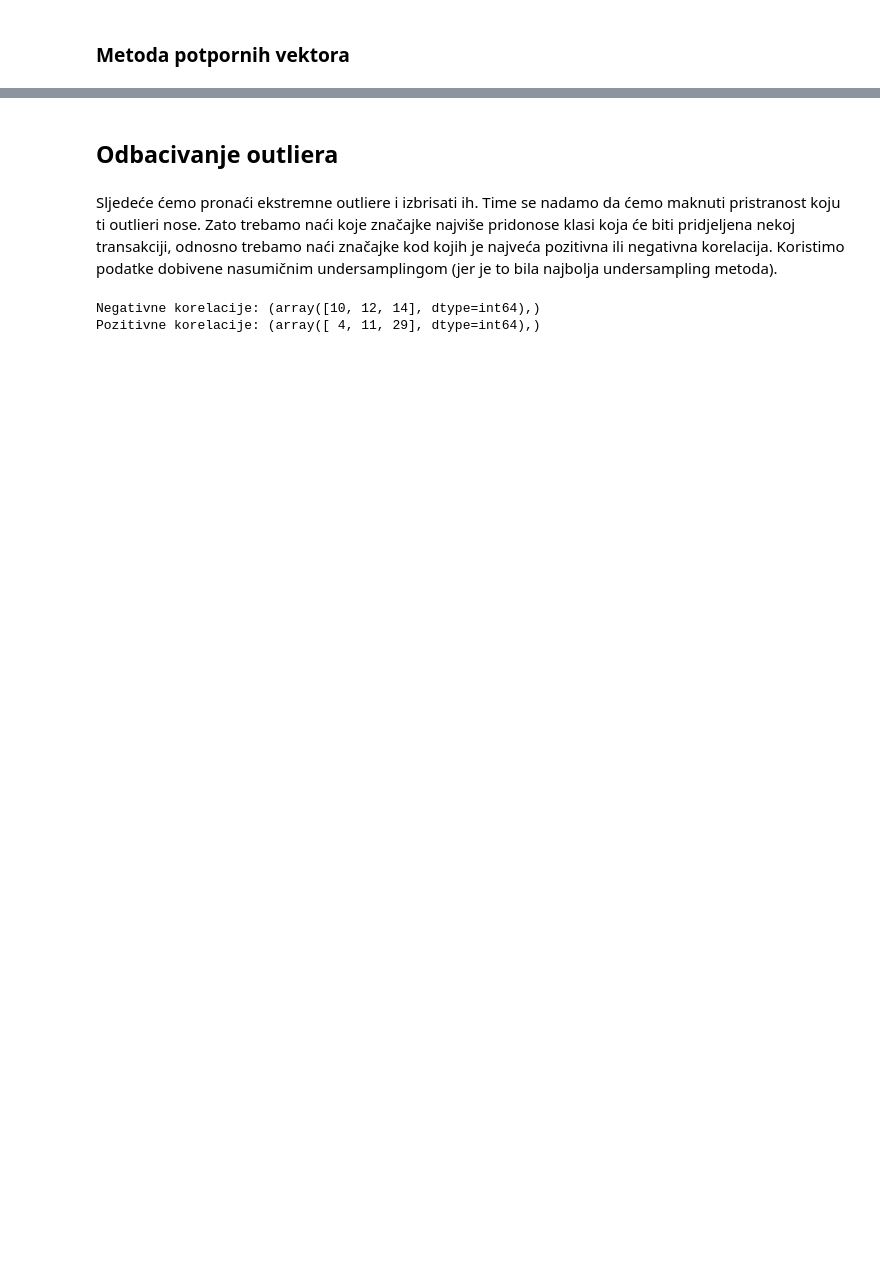
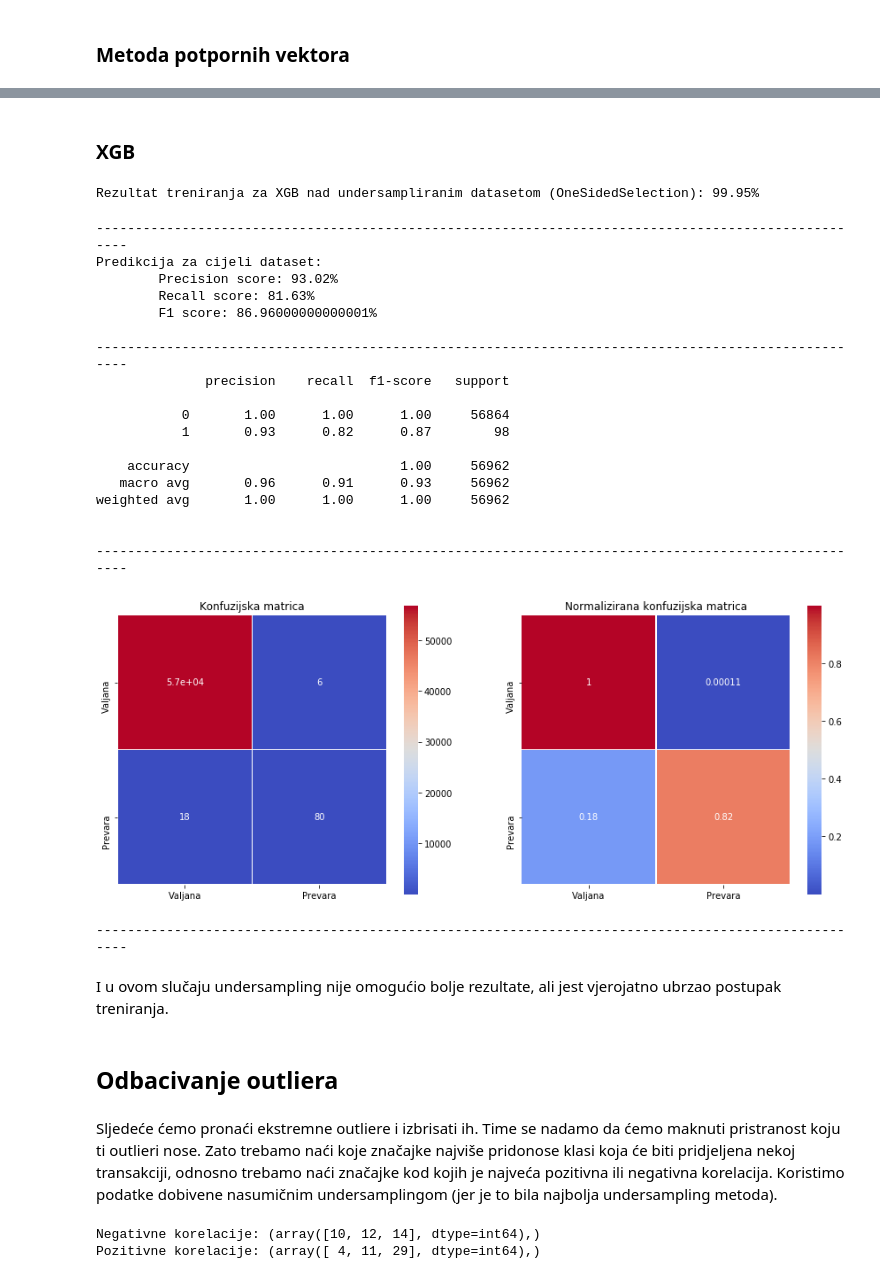
Before and after one commit to occamsrazor81/creditCard, a Jupyter notebook: undersampling_ccfd.ipynb, the cells around one changed output, grey strips where cells are left out. Cells and saved outputs as stored; diff of their text form; code cells hidden in the pictures; blank space fills up the shorter version.

Commit message:
one sided sampling

```diff
--- a/undersampling_ccfd.ipynb
+++ b/undersampling_ccfd.ipynb
@@ -2354,3 +2404,40 @@ print_everything(y_data_test, full_pred_svc_oss, y_data_test_non_fraud_num, y_da
+# %% [markdown]
+### XGB
+# %%
+oss_xgb = XGBClassifier()
+oss_xgb.fit(X_oss_train, y_oss_train)
+
+oss_xgb_training_score = cross_val_score(oss_xgb, X_oss_train, y_oss_train, cv=rskf)
+print('Rezultat treniranja za XGB nad undersampliranim datasetom (OneSidedSelection): '
+     + str(round(oss_xgb_training_score.mean(), 4) * 100) + '%')
+# %% [output]
+Rezultat treniranja za XGB nad undersampliranim datasetom (OneSidedSelection): 99.95%
+# %%
+full_pred_xgb_oss = oss_xgb.predict(X_data_test)
+print_everything(y_data_test, full_pred_xgb_oss, y_data_test_non_fraud_num, y_data_test_fraud_num, None, False)
+# %% [output]
+----------------------------------------------------------------------------------------------------
+Predikcija za cijeli dataset:
+        Precision score: 93.02%
+        Recall score: 81.63%
+        F1 score: 86.96000000000001%
+
+----------------------------------------------------------------------------------------------------
+              precision    recall  f1-score   support
+
+           0       1.00      1.00      1.00     56864
+           1       0.93      0.82      0.87        98
+
+    accuracy                           1.00     56962
+   macro avg       0.96      0.91      0.93     56962
+weighted avg       1.00      1.00      1.00     56962
+
+
+----------------------------------------------------------------------------------------------------
+[figure, added]
+----------------------------------------------------------------------------------------------------
+# %% [markdown]
+I u ovom slučaju undersampling nije omogućio bolje rezultate, ali jest vjerojatno ubrzao postupak treniranja.
 # %% [markdown]
 ## Odbacivanje outliera
 # %% [markdown]
```
Also changed, not shown: parts of 20 cells of this notebook.
